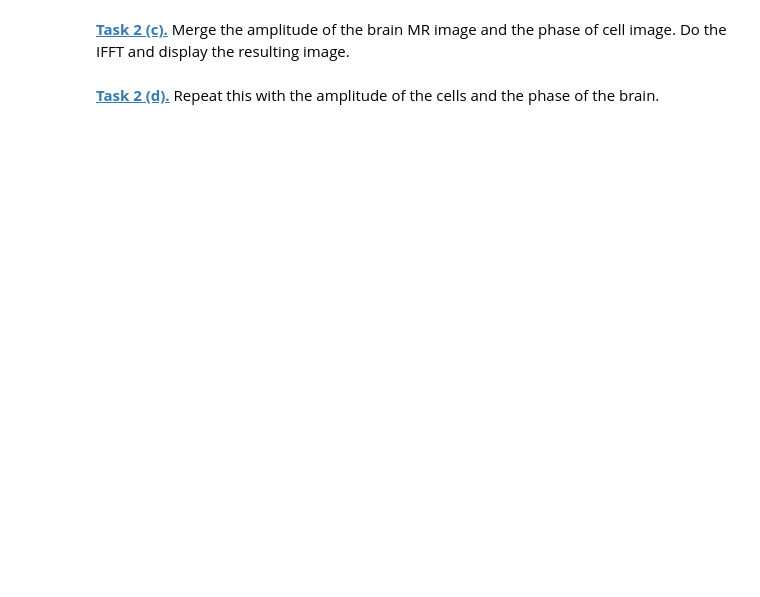
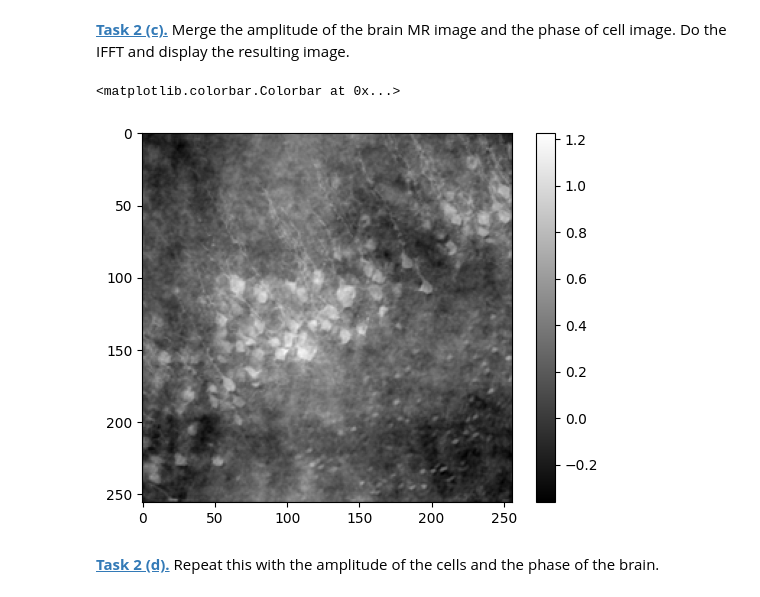
Before and after one commit to ZoeK194/mobi-fs5-python, a Jupyter notebook: fourier.ipynb, the cells around one changed output. Cells and saved outputs as stored; diff of their text form; code cells hidden in the pictures; blank space fills up the shorter version.

```diff
--- a/fourier.ipynb
+++ b/fourier.ipynb
@@ -34,5 +80,17 @@ def to_complex_array(amplitude_array, phase_array):
     return amplitude_array * np.exp(1j * phase_array)
 # %% [markdown]
 **[Task 2 (c).]()** Merge the amplitude of the brain MR image and the phase of cell image. Do the IFFT and display the resulting image.
+# %%
+F_merged = to_complex_array(brain_amplitude,cell_phase)
+
+merged_1 = np.fft.ifft2(np.fft.ifftshift(F_merged))
+merged_2 = np.real(merged_1)
+
+plt.figure()
+plt.imshow(merged_2,'gray')
+plt.colorbar()
+# %% [output]
+<matplotlib.colorbar.Colorbar at 0x...>
+[figure, added]
 # %% [markdown]
 **[Task 2 (d).]()** Repeat this with the amplitude of the cells and the phase of the brain.
```
Also changed, not shown: parts of 24 cells of this notebook.
